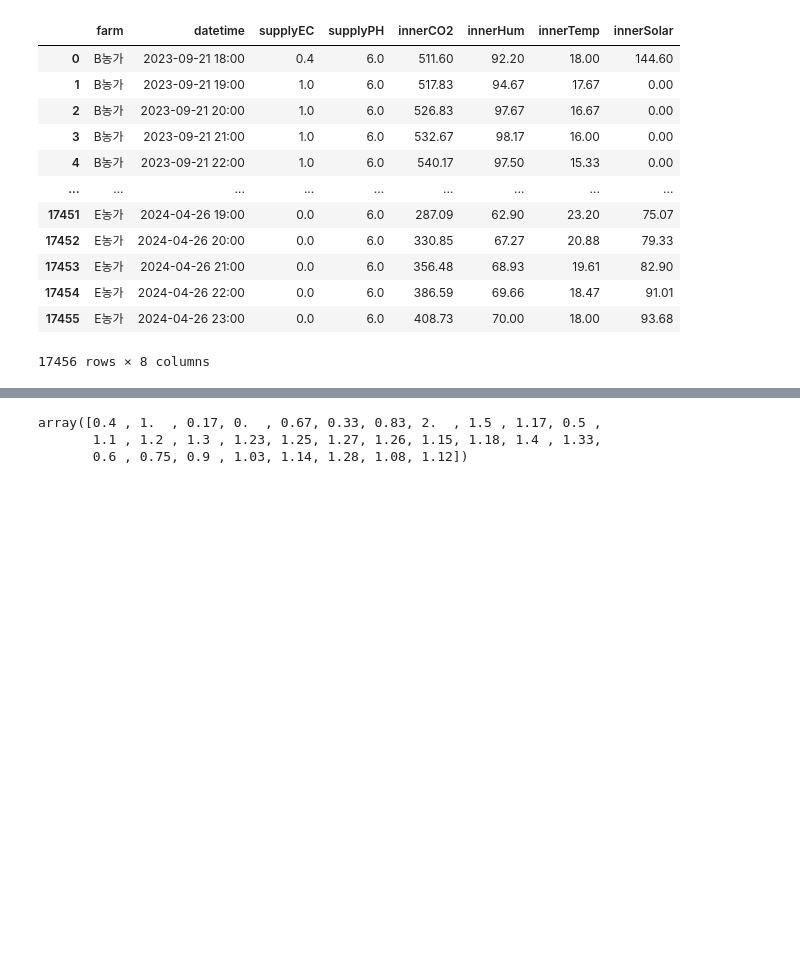
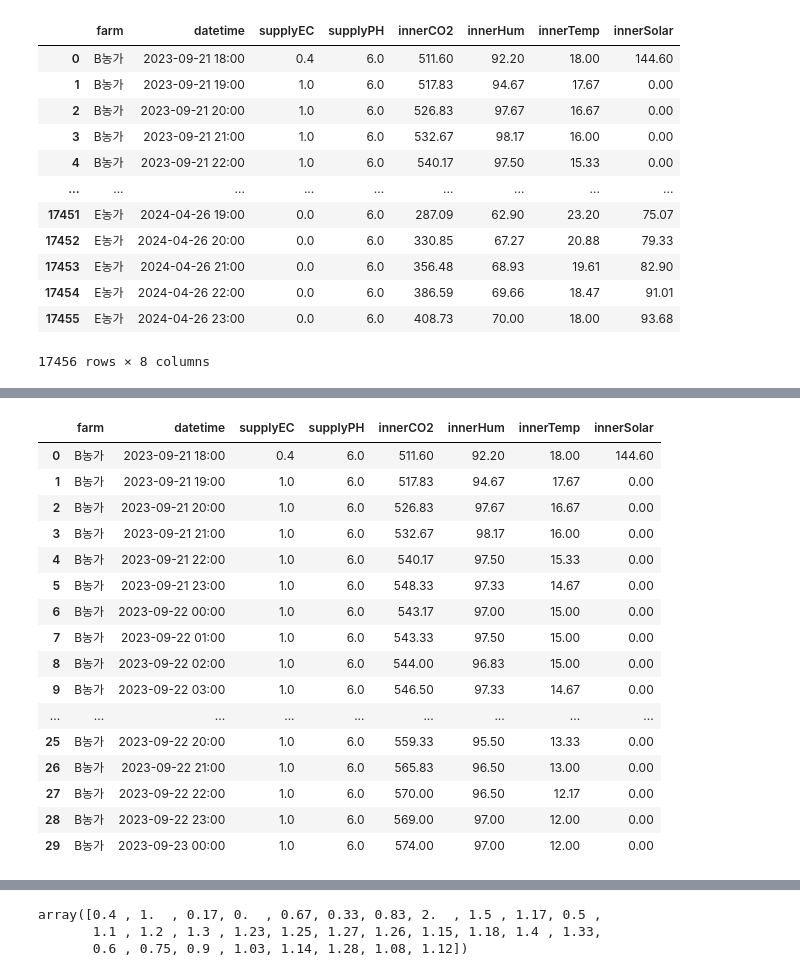
Before and after one commit to CodeArt-Team/MLcompetetion, a Jupyter notebook: BerryMachineLearning/input정제_Kang.ipynb, the cells around one changed output, grey strips where cells are left out. Drawn from its saved outputs; the diff is of its cells as text; code cells hidden in the pictures; blank space fills up the shorter version.

```diff
--- a/BerryMachineLearning/input정제_Kang.ipynb
+++ b/BerryMachineLearning/input정제_Kang.ipynb
@@ -70,8 +81,8 @@ else:
 # %%
-환경B = pd.read_csv("./DataFiles/사전테스트-환경데이터/environmentsB.csv")
-환경C = pd.read_csv("./DataFiles/사전테스트-환경데이터/environmentsC.csv")
-환경D = pd.read_csv("./DataFiles/사전테스트-환경데이터/environmentsD.csv")
-환경E = pd.read_csv("./DataFiles/사전테스트-환경데이터/environmentsE.csv")
+환경B = pd.read_csv("./Data/사전테스트-환경데이터/environmentsB.csv")
+환경C = pd.read_csv("./Data/사전테스트-환경데이터/environmentsC.csv")
+환경D = pd.read_csv("./Data/사전테스트-환경데이터/environmentsD.csv")
+환경E = pd.read_csv("./Data/사전테스트-환경데이터/environmentsE.csv")
 # %%
 전체환경 = pd.concat([환경B, 환경C,환경D,환경E], ignore_index=True)
 # %%
@@ -307,0 +348,20 @@ plt.show()
+# %%
+환경B.head(30)
+# %% [output]
+|  | farm | datetime | supplyEC | supplyPH | innerCO2 | innerHum | innerTemp | innerSolar |
+| 0 | B농가 | 2023-09-21 18:00 | 0.4 | 6.0 | 511.60 | 92.20 | 18.00 | 144.60 |
+| 1 | B농가 | 2023-09-21 19:00 | 1.0 | 6.0 | 517.83 | 94.67 | 17.67 | 0.00 |
+| 2 | B농가 | 2023-09-21 20:00 | 1.0 | 6.0 | 526.83 | 97.67 | 16.67 | 0.00 |
+| 3 | B농가 | 2023-09-21 21:00 | 1.0 | 6.0 | 532.67 | 98.17 | 16.00 | 0.00 |
+| 4 | B농가 | 2023-09-21 22:00 | 1.0 | 6.0 | 540.17 | 97.50 | 15.33 | 0.00 |
+| 5 | B농가 | 2023-09-21 23:00 | 1.0 | 6.0 | 548.33 | 97.33 | 14.67 | 0.00 |
+| 6 | B농가 | 2023-09-22 00:00 | 1.0 | 6.0 | 543.17 | 97.00 | 15.00 | 0.00 |
+| 7 | B농가 | 2023-09-22 01:00 | 1.0 | 6.0 | 543.33 | 97.50 | 15.00 | 0.00 |
+| 8 | B농가 | 2023-09-22 02:00 | 1.0 | 6.0 | 544.00 | 96.83 | 15.00 | 0.00 |
+| 9 | B농가 | 2023-09-22 03:00 | 1.0 | 6.0 | 546.50 | 97.33 | 14.67 | 0.00 |
+| ... | ... | ... | ... | ... | ... | ... | ... | ... |
+| 25 | B농가 | 2023-09-22 20:00 | 1.0 | 6.0 | 559.33 | 95.50 | 13.33 | 0.00 |
+| 26 | B농가 | 2023-09-22 21:00 | 1.0 | 6.0 | 565.83 | 96.50 | 13.00 | 0.00 |
+| 27 | B농가 | 2023-09-22 22:00 | 1.0 | 6.0 | 570.00 | 96.50 | 12.17 | 0.00 |
+| 28 | B농가 | 2023-09-22 23:00 | 1.0 | 6.0 | 569.00 | 97.00 | 12.00 | 0.00 |
+| 29 | B농가 | 2023-09-23 00:00 | 1.0 | 6.0 | 574.00 | 97.00 | 12.00 | 0.00 |
```
Also changed, not shown: parts of 10 cells of this notebook.
